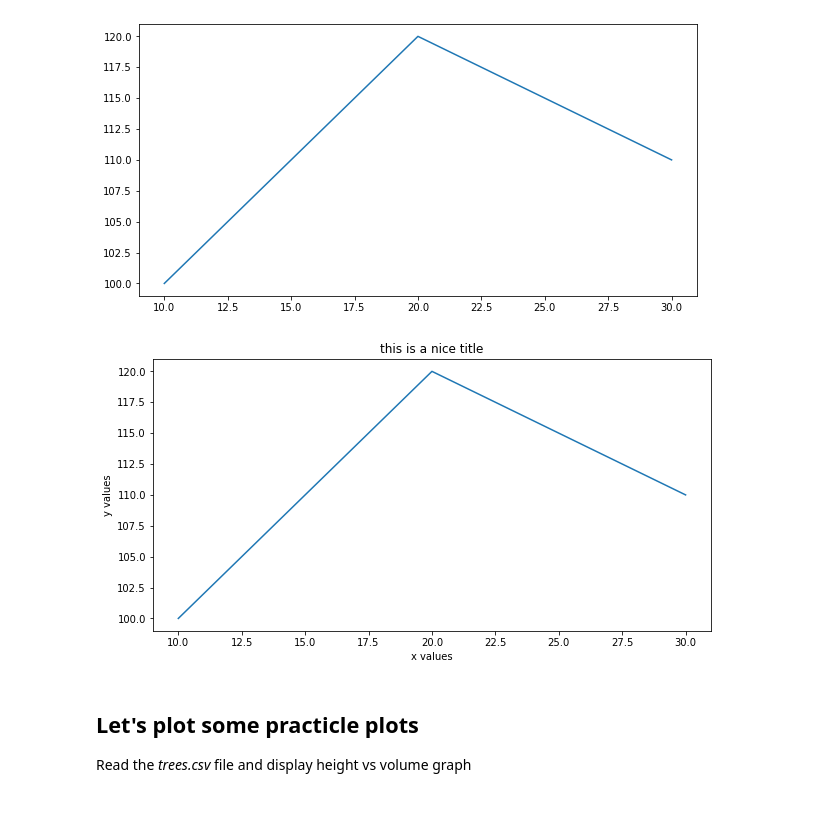
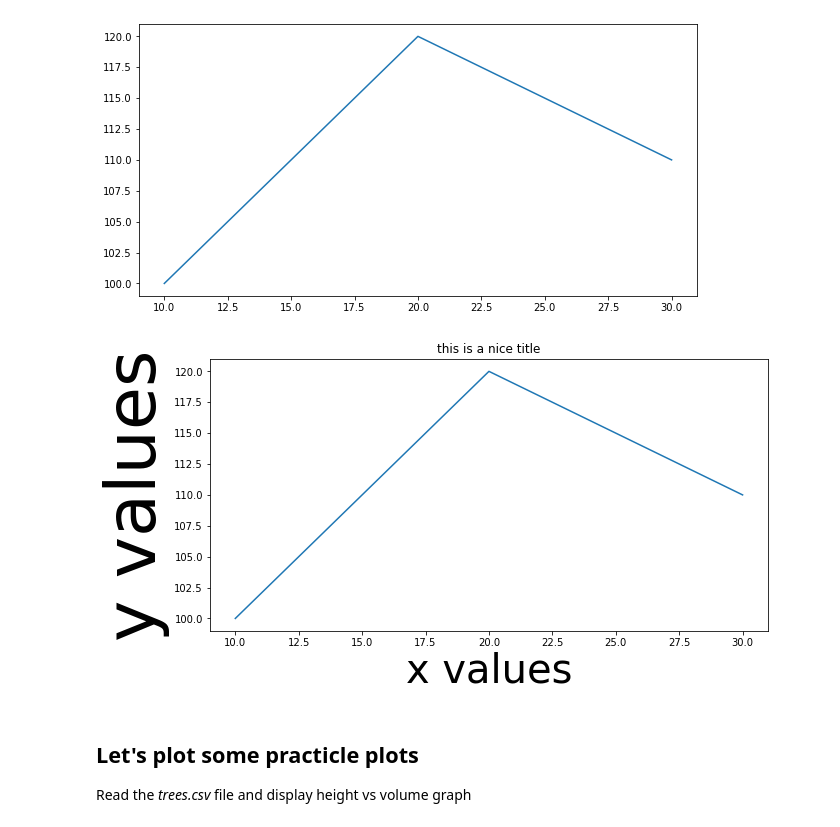
Before and after one commit to ShaiAharon/DataScience2021, a Jupyter notebook: tirgul_5/tirgul5.ipynb, the cells around one changed output. Saved outputs shown, nothing was run; the diff lists cells and outputs as text; code cells hidden in the pictures.

```diff
--- a/tirgul_5/tirgul5.ipynb
+++ b/tirgul_5/tirgul5.ipynb
@@ -27,12 +52,12 @@ plt.show()
 # %%
 # We can set titles for x\y labels
 plt.title('this is a nice title')
-plt.xlabel('x values')
-plt.ylabel('y values')
+plt.xlabel('x values',fontsize=40)
+plt.ylabel('y values',fontsize=70)
 plt.plot(xValues,yValues)
 plt.show()
 # %% [output]
-[figure, old version]
+[figure, new version]
 # %%
 # We can save the figure as an image
 fig.savefig('my_figure.png') # remember to refresh files display
```
Also changed, not shown: parts of 11 cells of this notebook, 1 other file.
